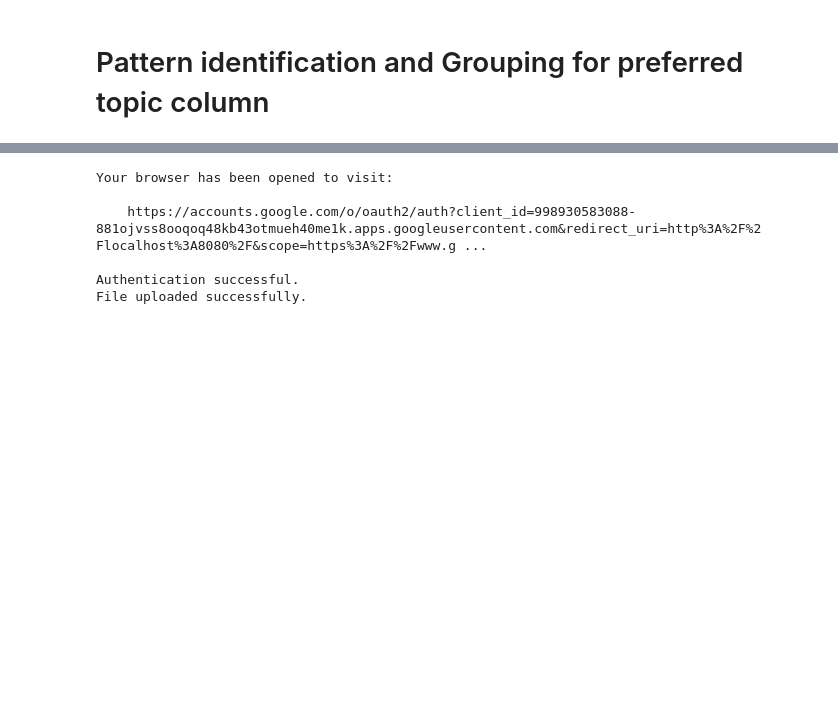
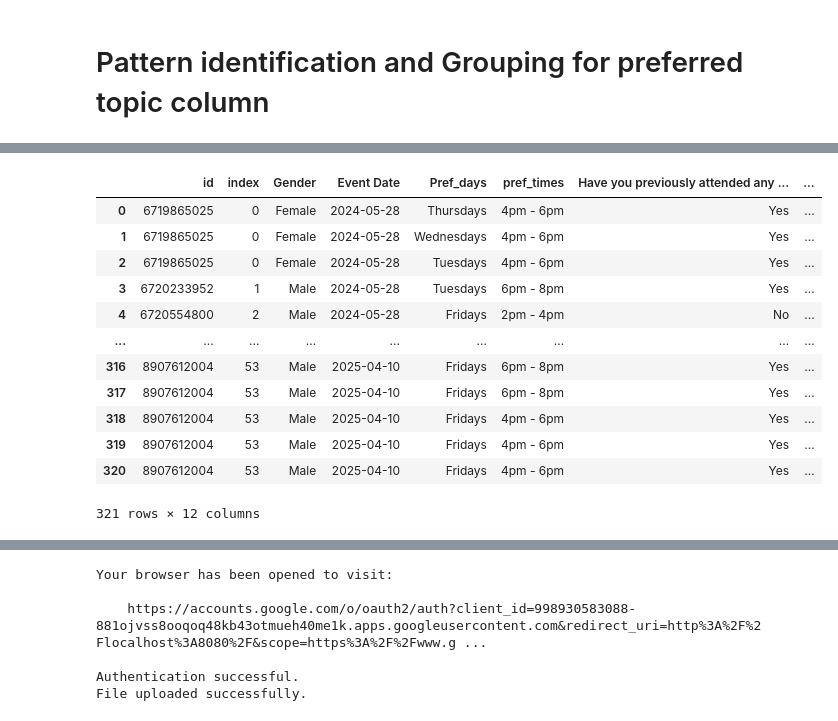
Before and after one commit to TribeDataTeam/Tribe-Data-Team, a Jupyter notebook: tribe_event_analytics_updated.ipynb, the cells around one changed output, grey strips where cells are left out. Saved outputs shown, nothing was run; the diff lists cells and outputs as text; code cells hidden in the pictures; blank space fills up the shorter version.

Commit message:
tribe_event_analytics_updated_6_05_version 1

```diff
--- a/tribe_event_analytics_updated.ipynb
+++ b/tribe_event_analytics_updated.ipynb
@@ -213,7 +213,7 @@ def preprocess_topics(text_series):
     return cleaned
 
 # Apply preprocessing
-req_data['pref_topic'] = preprocess_topics(req_data['pref_topic'])
+cleaned_data['pref_topic'] = preprocess_topics(cleaned_data['pref_topic'])
 
 # 2. Enhanced Clustering =====================================================
 def cluster_topics(topic_list, threshold=80):
@@ -233,7 +233,7 @@ def cluster_topics(topic_list, threshold=80):
 
     return clusters
 
-clusters = cluster_topics(req_data['pref_topic'].tolist(), threshold=85)
+clusters = cluster_topics(cleaned_data['pref_topic'].tolist(), threshold=85)
 
 # 3. Enhanced Category Mapping ===============================================
 category_map = {
@@ -298,7 +298,7 @@ def apply_category(topic):
 
     return 'uncategorized'
 
-req_data['category'] = req_data['pref_topic'].apply(apply_category)
+cleaned_data['category'] = cleaned_data['pref_topic'].apply(apply_category)
 
 # 5. Post-Processing =========================================================
 category_merge_rules = {
@@ -307,13 +307,13 @@ category_merge_rules = {
     'finance & legal': ['taxation']
 }
 
-req_data['final_category'] = req_data['category'].replace({
+cleaned_data['final_category'] = cleaned_data['category'].replace({
     'industry specific': 'specialized',
     'ux & design': 'ux'
 })
 
 # 6. Analysis & Export =======================================================
-print(req_data['final_category'].value_counts())
+print(cleaned_data['final_category'].value_counts())
 
 # Export remaining uncategorized topics
 #uncategorized = req_data[req_data['final_category'] == 'uncategorized']
@@ -362,0 +369,22 @@ See the caveats in the documentation: https://pandas.pydata.org/pandas-docs/stab
+# %%
+prepared_data = cleaned_data[['id', 'index', 'Gender', 'Event Date','Pref_days', 'pref_times',
+                              'Have you previously attended any events organized by Tribe?',
+                               'Would you like to see more gender focused events (e.g. female entrepreneurship, including discussions with female founders and women in business)'
+                                ,'Do you feel that event advertisements are relevant to your interests and needs as a member of your gender group',
+                                'pref_topic', 'final_category' ,
+                                'What improvements or changes would encourage you to attend Tribe events more frequently? (Open-ended)?'   ]]
+prepared_data
+# %% [output]
+|  | id | index | Gender | Event Date | Pref_days | pref_times | Have you previously attended any ... | ... |
+| 0 | 6719865025 | 0 | Female | 2024-05-28 | Thursdays | 4pm - 6pm | Yes | ... |
+| 1 | 6719865025 | 0 | Female | 2024-05-28 | Wednesdays | 4pm - 6pm | Yes | ... |
+| 2 | 6719865025 | 0 | Female | 2024-05-28 | Tuesdays | 4pm - 6pm | Yes | ... |
+| 3 | 6720233952 | 1 | Male | 2024-05-28 | Tuesdays | 6pm - 8pm | Yes | ... |
+| 4 | 6720554800 | 2 | Male | 2024-05-28 | Fridays | 2pm - 4pm | No | ... |
+| ... | ... | ... | ... | ... | ... | ... | ... | ... |
+| 316 | 8907612004 | 53 | Male | 2025-04-10 | Fridays | 6pm - 8pm | Yes | ... |
+| 317 | 8907612004 | 53 | Male | 2025-04-10 | Fridays | 6pm - 8pm | Yes | ... |
+| 318 | 8907612004 | 53 | Male | 2025-04-10 | Fridays | 4pm - 6pm | Yes | ... |
+| 319 | 8907612004 | 53 | Male | 2025-04-10 | Fridays | 4pm - 6pm | Yes | ... |
+| 320 | 8907612004 | 53 | Male | 2025-04-10 | Fridays | 4pm - 6pm | Yes | ... |
+321 rows × 12 columns
```
Also changed, not shown: parts of 3 cells of this notebook, 1 other file.
